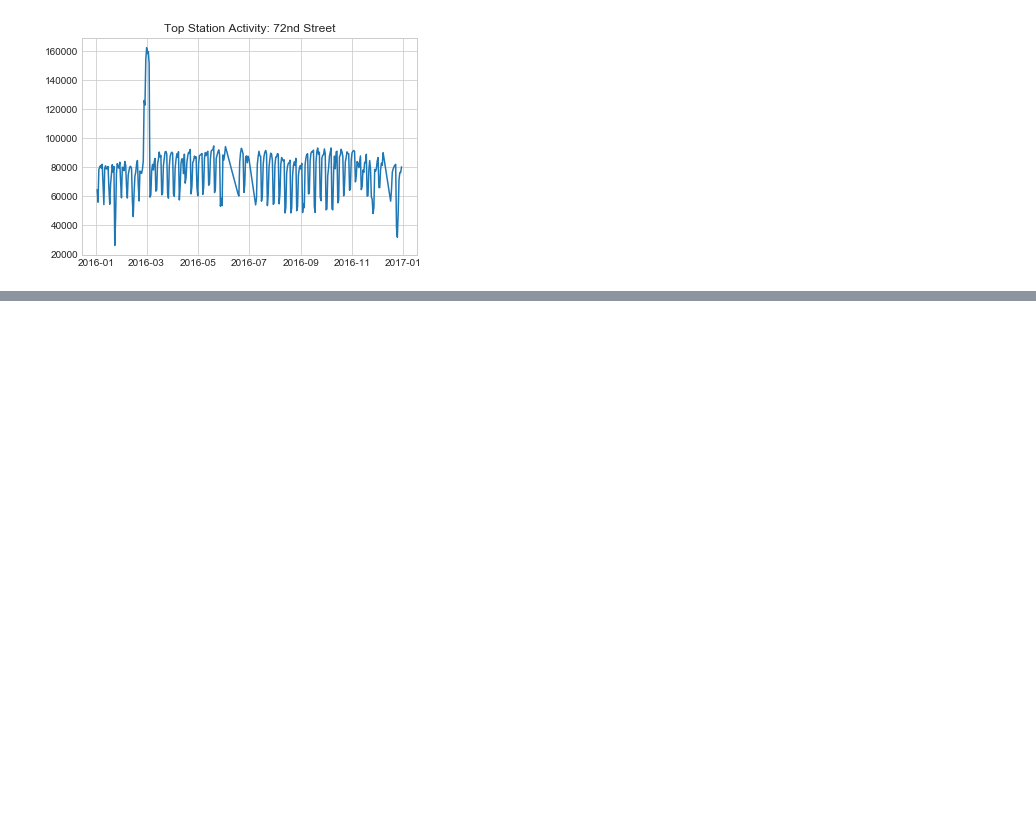
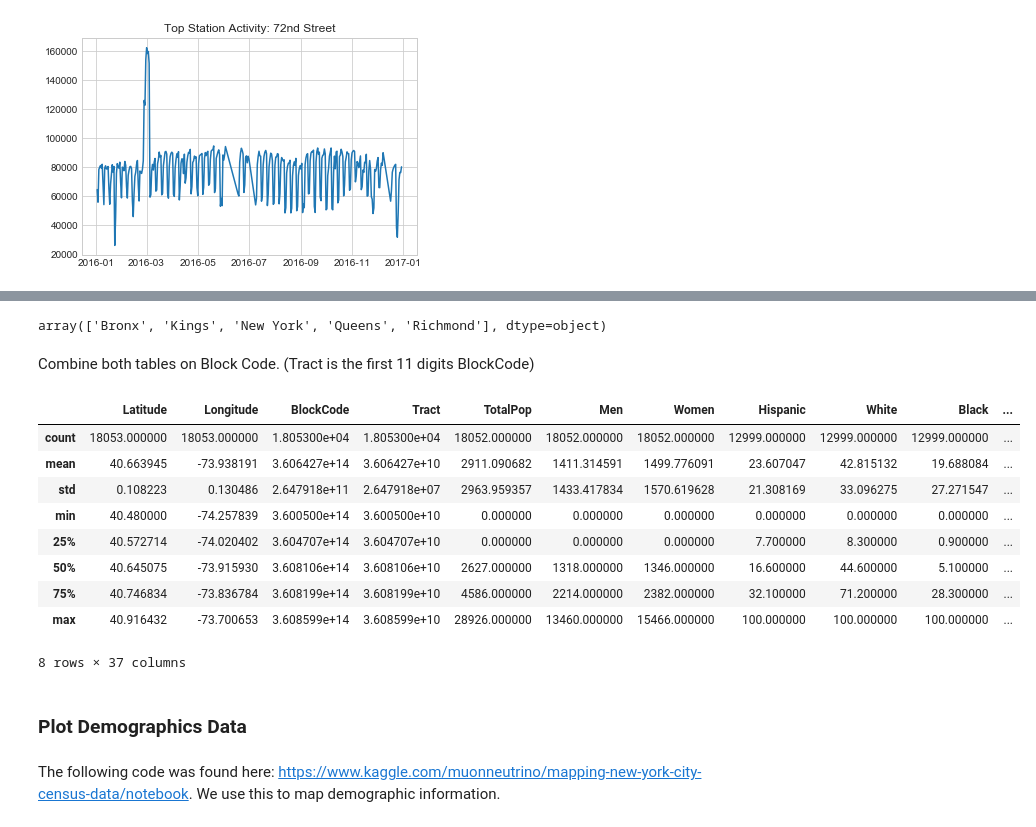
Before and after one commit to cipher813/McMahon_Metis, a Jupyter notebook: Project_1/P1_MTA-11.ipynb, the cells around one changed output, grey strips where cells are left out. Drawn from its saved outputs; the diff is of its cells as text; code cells hidden in the pictures; blank space fills up the shorter version.

```diff
--- a/Project_1/P1_MTA-11.ipynb
+++ b/Project_1/P1_MTA-11.ipynb
@@ -219,0 +256,29 @@ plt.show()
+# %%
+census.County.unique()
+# %% [output]
+array(['Bronx', 'Kings', 'New York', 'Queens', 'Richmond'], dtype=object)
+# %% [markdown]
+Combine both tables on Block Code. (Tract is the first 11 digits BlockCode)
+# %%
+blocks_map = blocks_map[blocks_map.County.isin(['Bronx','Kings','New York','Queens', 'Richmond'])]
+blocks_map['Tract'] = blocks_map.BlockCode // 10000
+blocks_map['Tract'] = blocks_map.BlockCode // 10000
+blocks_map = blocks_map.merge(census,how='left',right_index=True,left_on='Tract')
+
+blocks_map.describe()
+# %% [output]
+|  | Latitude | Longitude | BlockCode | Tract | TotalPop | Men | Women | Hispanic | White | Black | ... |
+| count | 18053.000000 | 18053.000000 | 1.805300e+04 | 1.805300e+04 | 18052.000000 | 18052.000000 | 18052.000000 | 12999.000000 | 12999.000000 | 12999.000000 | ... |
+| mean | 40.663945 | -73.938191 | 3.606427e+14 | 3.606427e+10 | 2911.090682 | 1411.314591 | 1499.776091 | 23.607047 | 42.815132 | 19.688084 | ... |
+| std | 0.108223 | 0.130486 | 2.647918e+11 | 2.647918e+07 | 2963.959357 | 1433.417834 | 1570.619628 | 21.308169 | 33.096275 | 27.271547 | ... |
+| min | 40.480000 | -74.257839 | 3.600500e+14 | 3.600500e+10 | 0.000000 | 0.000000 | 0.000000 | 0.000000 | 0.000000 | 0.000000 | ... |
+| 25% | 40.572714 | -74.020402 | 3.604707e+14 | 3.604707e+10 | 0.000000 | 0.000000 | 0.000000 | 7.700000 | 8.300000 | 0.900000 | ... |
+| 50% | 40.645075 | -73.915930 | 3.608106e+14 | 3.608106e+10 | 2627.000000 | 1318.000000 | 1346.000000 | 16.600000 | 44.600000 | 5.100000 | ... |
+| 75% | 40.746834 | -73.836784 | 3.608199e+14 | 3.608199e+10 | 4586.000000 | 2214.000000 | 2382.000000 | 32.100000 | 71.200000 | 28.300000 | ... |
+| max | 40.916432 | -73.700653 | 3.608599e+14 | 3.608599e+10 | 28926.000000 | 13460.000000 | 15466.000000 | 100.000000 | 100.000000 | 100.000000 | ... |
+8 rows × 37 columns
+# %% [markdown]
+### Plot Demographics Data
+# %% [markdown]
+The following code was found here: https://www.kaggle.com/muonneutrino/mapping-new-york-city-census-data/notebook.
+We use this to map demographic information.
```
Also changed, not shown: parts of 32 cells of this notebook.
